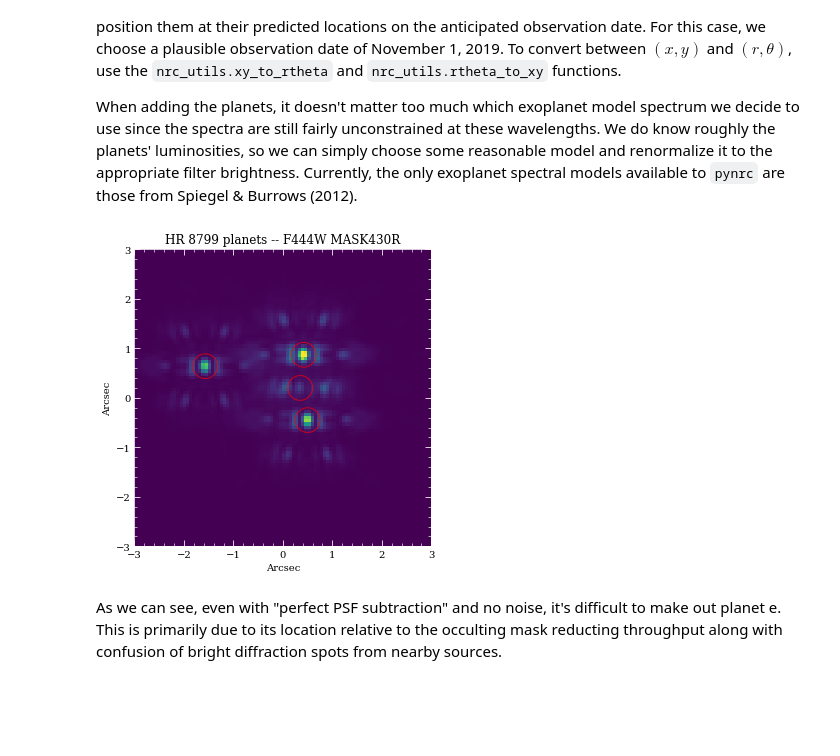
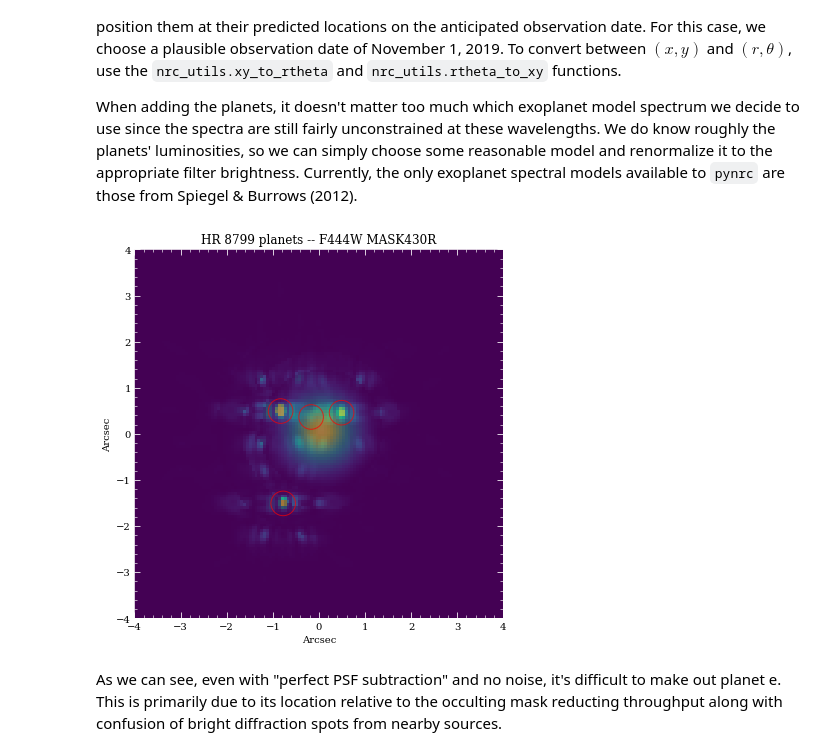
Before and after one commit to JarronL/pynrc, a Jupyter notebook: notebooks/Coronagraph_Basics.ipynb, the cells around one changed output. Saved outputs shown, nothing was run; the diff lists cells and outputs as text; code cells hidden in the pictures; blank space fills up the shorter version.

Commit message:
Bar Mask PSFs for contrast curves

```diff
--- a/notebooks/Coronagraph_Basics.ipynb
+++ b/notebooks/Coronagraph_Basics.ipynb
@@ -193,40 +196,57 @@ for i, loc in enumerate(loc_list):
                    renorm_args=(pmags[i], 'vegamag', obs.bandpass))
 # %%
 # Generate and plot a noiseless slope image to make sure things look right
-im_planets = obs.gen_planets_image()
+PA1 = 85
+im_planets = obs.gen_planets_image(PA_offset=PA1)
 # %%
 from matplotlib.patches import Circle
+from pynrc.nrc_utils import (coron_ap_locs, build_mask_detid, fshift, pad_or_cut_to_size)
 
-fig, ax = plt.subplots(figsize=(5,5))
+fig, ax = plt.subplots(figsize=(6,6))
 
 xasec = obs.det_info['xpix'] * obs.pix_scale
 yasec = obs.det_info['ypix'] * obs.pix_scale
 extent = [-xasec/2, xasec/2, -yasec/2, yasec/2]
+xylim = 4
 
 vmin = 0
-vmax = 0.75*im_planets.max()
+vmax = 0.5*im_planets.max()
 ax.imshow(im_planets, extent=extent, vmin=vmin, vmax=vmax)
 
+# Overlay the coronagraphic mask
+detid = obs.Detectors[0].detid
+cdict = coron_ap_locs(obs.module, obs.channel, obs.mask)
+im_mask = build_mask_detid(detid, ref_mask=obs.mask)
+xcen, ycen = cdict['cen_V23']
+xbaroff = 0 if obs.bar_offset is None else obs.bar_offset / obs.pixelscale
+im_mask = fshift(im_mask, delx=1024-xcen-xbaroff, dely=1024-ycen)
+im_mask = pad_or_cut_to_size(im_mask, im_planets.shape)
+masked = np.ma.masked_where(im_mask>0.99, im_mask)
+ax.imshow(1-masked, extent=extent, alpha=0.5)
+
 for loc in loc_list:
-    circle = Circle(loc, 0.25, alpha=0.7, lw=1, edgecolor='red', facecolor='none')
+    xc, yc = loc
+    xc, yc = nrc_utils.xy_rot(xc, yc, PA1)
+    circle = Circle((xc,yc), radius=xylim/15., alpha=0.7, lw=1, edgecolor='red', facecolor='none')
     ax.add_artist(circle)
 
-ax.set_xlim([-3,3])
-ax.set_ylim([-3,3])
+
+ax.set_xlim([-xylim,xylim])
+ax.set_ylim([-xylim,xylim])
 
 ax.set_xlabel('Arcsec')
 ax.set_ylabel('Arcsec')
 
 ax.set_title('{} planets -- {} {}'.format(sp_sci.name, obs.filter, obs.mask))
 
 ax.tick_params(axis='both', color='white', which='both')
 for k in ax.spines.keys():
     ax.spines[k].set_color('white')
 
 
 fig.tight_layout()
 # %% [output]
-[figure, old version]
+[figure, new version]
 # %% [markdown]
 As we can see, even with "perfect PSF subtraction" and no noise, it's difficult to make out planet e. This is primarily due to its location relative to the occulting mask reducting throughput along with confusion of bright diffraction spots from nearby sources.
 # %% [markdown]
```
Also changed, not shown: parts of 4 cells of this notebook, 8 other files.
